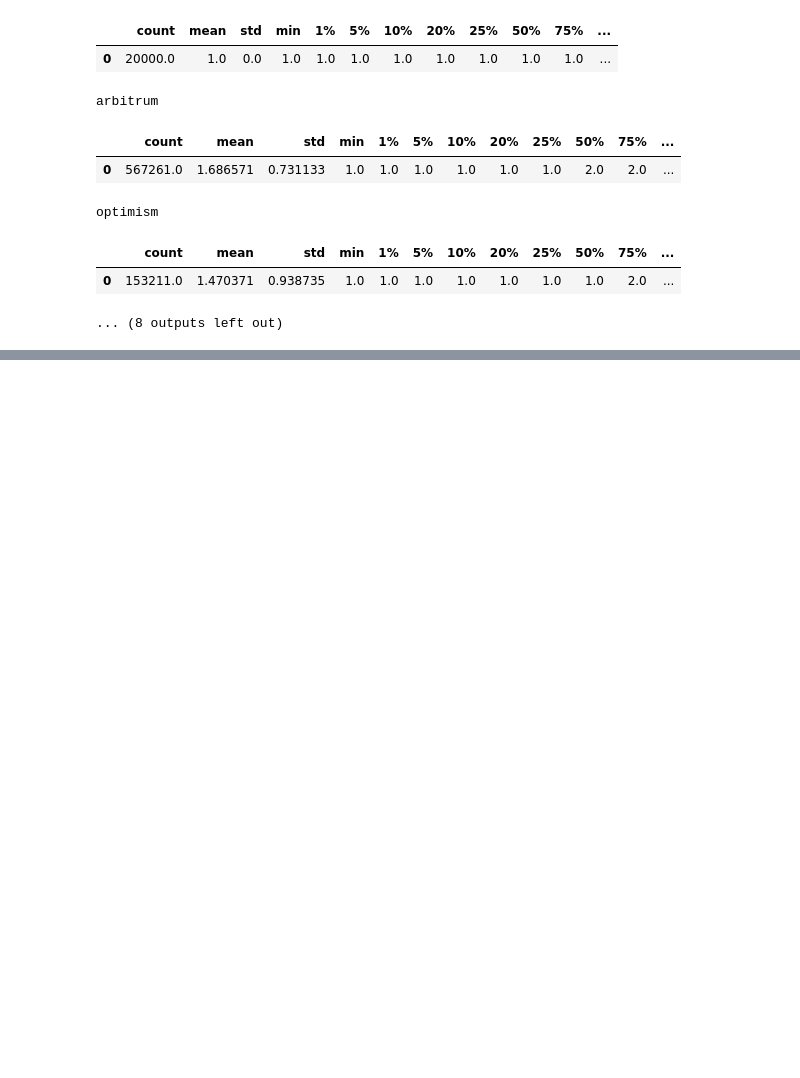
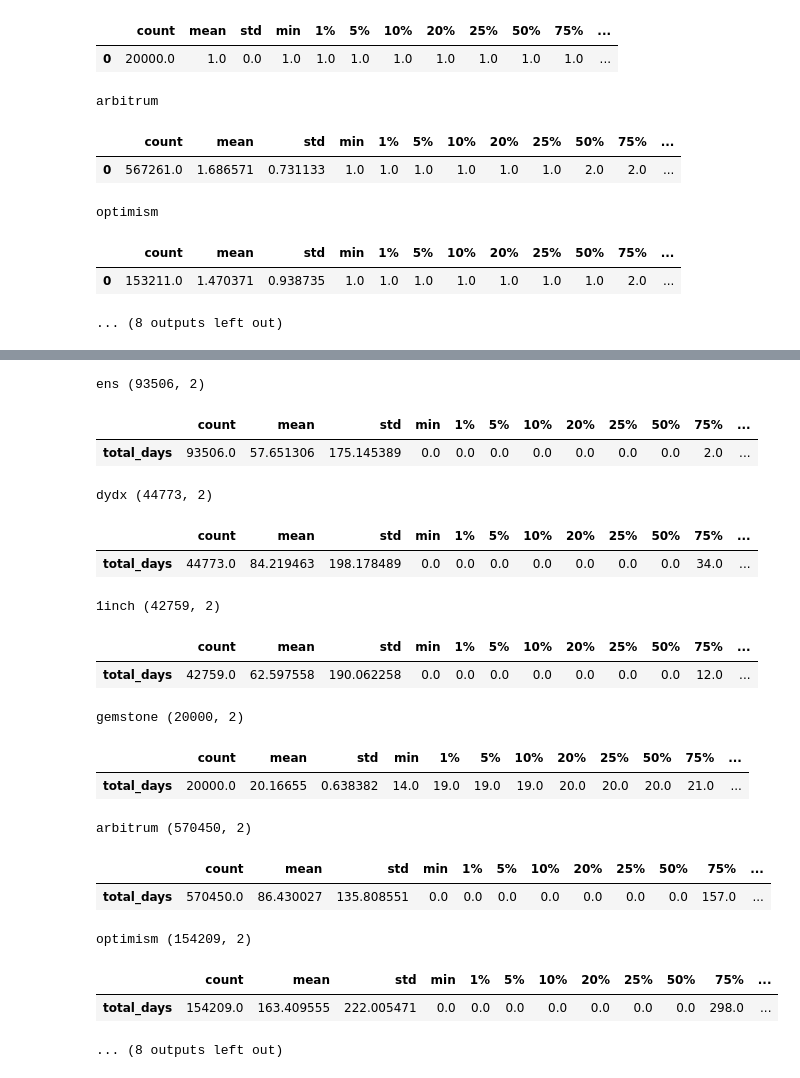
Before and after one commit to johnnatan-messias/research-proj-airdrop, a Jupyter notebook: notebooks/03-airdrop-eda.ipynb, the cells around one changed output, grey strips where cells are left out. Saved outputs shown, nothing was run; the diff lists cells and outputs as text; code cells hidden in the pictures; blank space fills up the shorter version.

```diff
--- a/notebooks/03-airdrop-eda.ipynb
+++ b/notebooks/03-airdrop-eda.ipynb
@@ -1115,0 +1351,41 @@ optimism
+# %%
+# Shows the total number of days it took from the first transfer to the last.
+for protocol, dataframe in dfs.items():
+    # Extract unique claimants using lazy operations
+    claimant_df = dataframe['claim'].select('receiver').unique().collect()
+    data = (
+        dataframe['transfer']
+        .filter(
+            (pl.col('sender').is_in(claimant_df['receiver'])) &
+            (~pl.col('receiver').is_in(dead_address_set))
+        )
+        .group_by(['sender'])
+        .agg((pl.col('timestamp').max() - pl.col('timestamp').min()).dt.total_days().alias('total_days'))
+        .sort(by='total_days', descending=True)
+        .collect()
+    )
+    print(protocol, data.shape)
+
+    # Calculate descriptive statistics
+    display(data['total_days'].to_pandas().describe(
+        percentiles=percentiles).to_frame().T)
+# %% [output]
+ens (93506, 2)
+|  | count | mean | std | min | 1% | 5% | 10% | 20% | 25% | 50% | 75% | ... |
+| total_days | 93506.0 | 57.651306 | 175.145389 | 0.0 | 0.0 | 0.0 | 0.0 | 0.0 | 0.0 | 0.0 | 2.0 | ... |
+dydx (44773, 2)
+|  | count | mean | std | min | 1% | 5% | 10% | 20% | 25% | 50% | 75% | ... |
+| total_days | 44773.0 | 84.219463 | 198.178489 | 0.0 | 0.0 | 0.0 | 0.0 | 0.0 | 0.0 | 0.0 | 34.0 | ... |
+1inch (42759, 2)
+|  | count | mean | std | min | 1% | 5% | 10% | 20% | 25% | 50% | 75% | ... |
+| total_days | 42759.0 | 62.597558 | 190.062258 | 0.0 | 0.0 | 0.0 | 0.0 | 0.0 | 0.0 | 0.0 | 12.0 | ... |
+gemstone (20000, 2)
+|  | count | mean | std | min | 1% | 5% | 10% | 20% | 25% | 50% | 75% | ... |
+| total_days | 20000.0 | 20.16655 | 0.638382 | 14.0 | 19.0 | 19.0 | 19.0 | 20.0 | 20.0 | 20.0 | 21.0 | ... |
+arbitrum (570450, 2)
+|  | count | mean | std | min | 1% | 5% | 10% | 20% | 25% | 50% | 75% | ... |
+| total_days | 570450.0 | 86.430027 | 135.808551 | 0.0 | 0.0 | 0.0 | 0.0 | 0.0 | 0.0 | 0.0 | 157.0 | ... |
+optimism (154209, 2)
+|  | count | mean | std | min | 1% | 5% | 10% | 20% | 25% | 50% | 75% | ... |
+| total_days | 154209.0 | 163.409555 | 222.005471 | 0.0 | 0.0 | 0.0 | 0.0 | 0.0 | 0.0 | 0.0 | 298.0 | ... |
+... (8 outputs left out)
```
Also changed, not shown: parts of 17 cells of this notebook, 1 other file.
